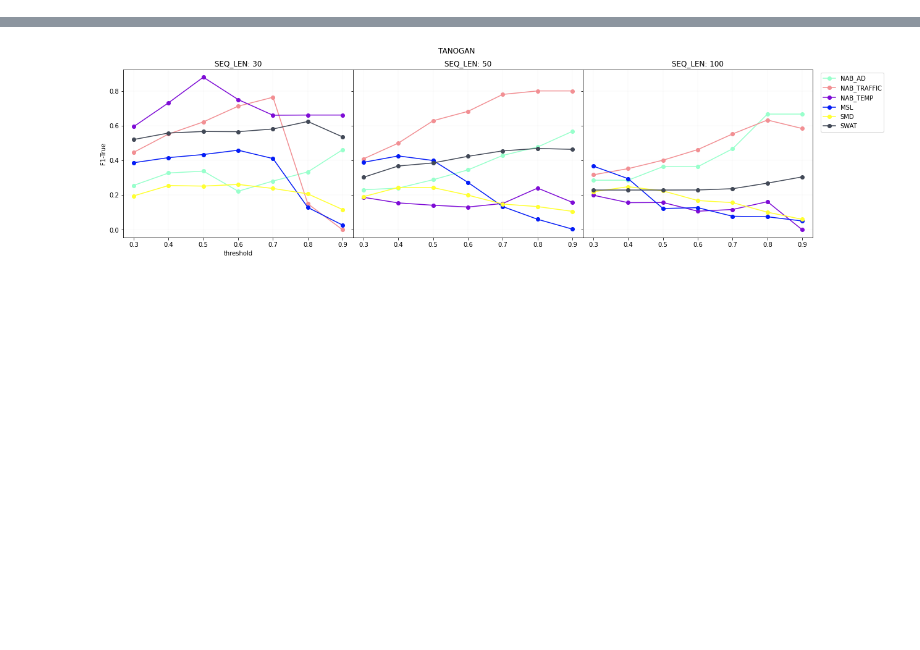
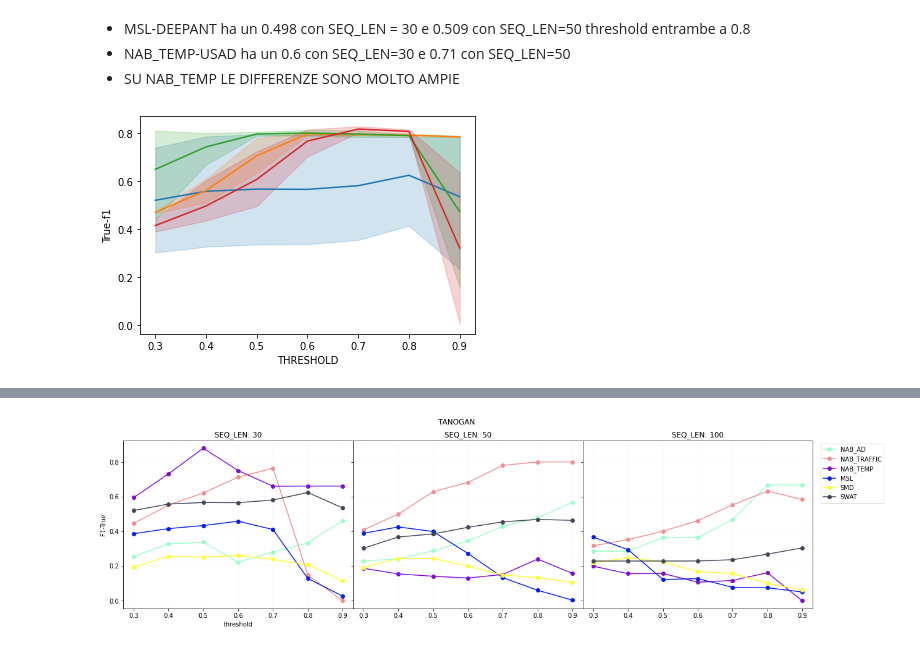
Before and after one commit to antonioalbanese/Time-Series-Anomaly-Detection-An-experimental-survey, a Jupyter notebook: results_visualization.ipynb, the cells around one changed output, grey strips where cells are left out. Cells and saved outputs as stored; diff of their text form; code cells hidden in the pictures; blank space fills up the shorter version.

```diff
--- a/results_visualization.ipynb
+++ b/results_visualization.ipynb
@@ -17,0 +43,14 @@ colors = ["#98ffcc", "#f28f93", "#7e0cd6", "#041cf6", "#ffff31", "#424957"]
+# %% [markdown]
+- MSL-DEEPANT ha un 0.498 con SEQ_LEN = 30 e 0.509 con SEQ_LEN=50 threshold entrambe a 0.8
+- NAB_TEMP-USAD ha un 0.6 con SEQ_LEN=30 e 0.71 con SEQ_LEN=50
+- SU NAB_TEMP LE DIFFERENZE SONO MOLTO AMPIE
+# %%
+d = 'SWAT'
+s = 30
+data = excel[(excel['METHOD']== m) & (excel['SEQ_LEN']== s) & (excel['DATASET'] == d)]
+# %%
+for m in methods:
+  data = excel[(excel['METHOD']== m) & (excel['SEQ_LEN']== s) & (excel['DATASET'] == d)]
+  sns.lineplot(data=data, x='THRESHOLD', y='True-f1')
+# %% [output]
+[figure, added]
```
Also changed, not shown: parts of 9 cells of this notebook.
